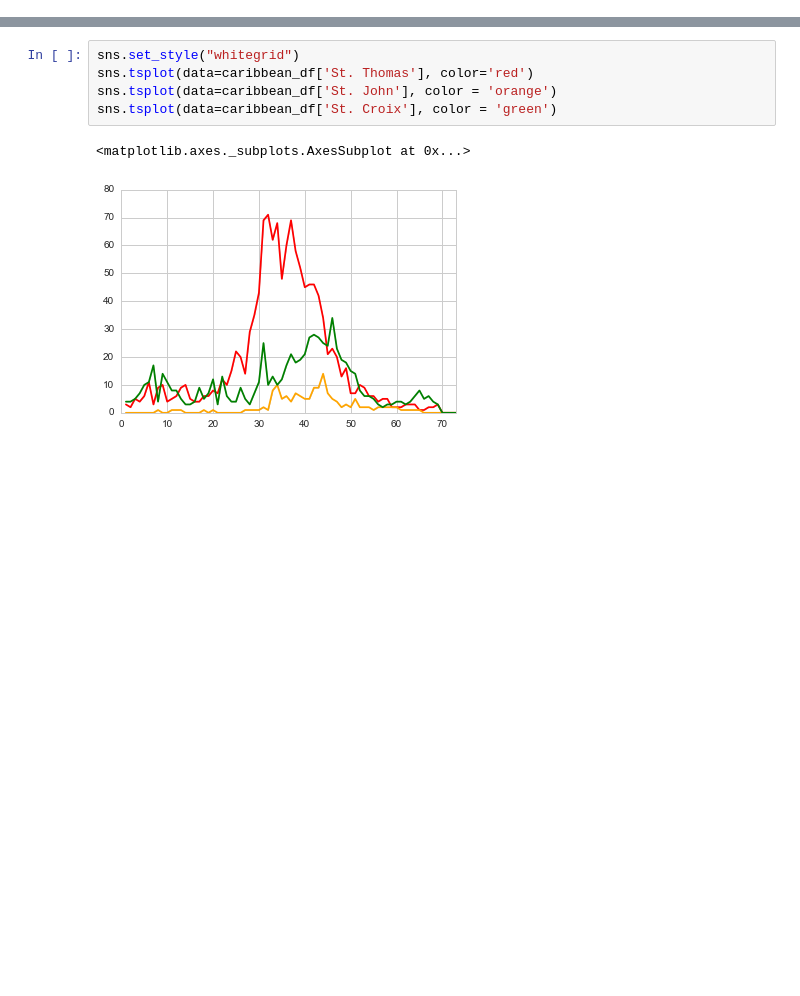
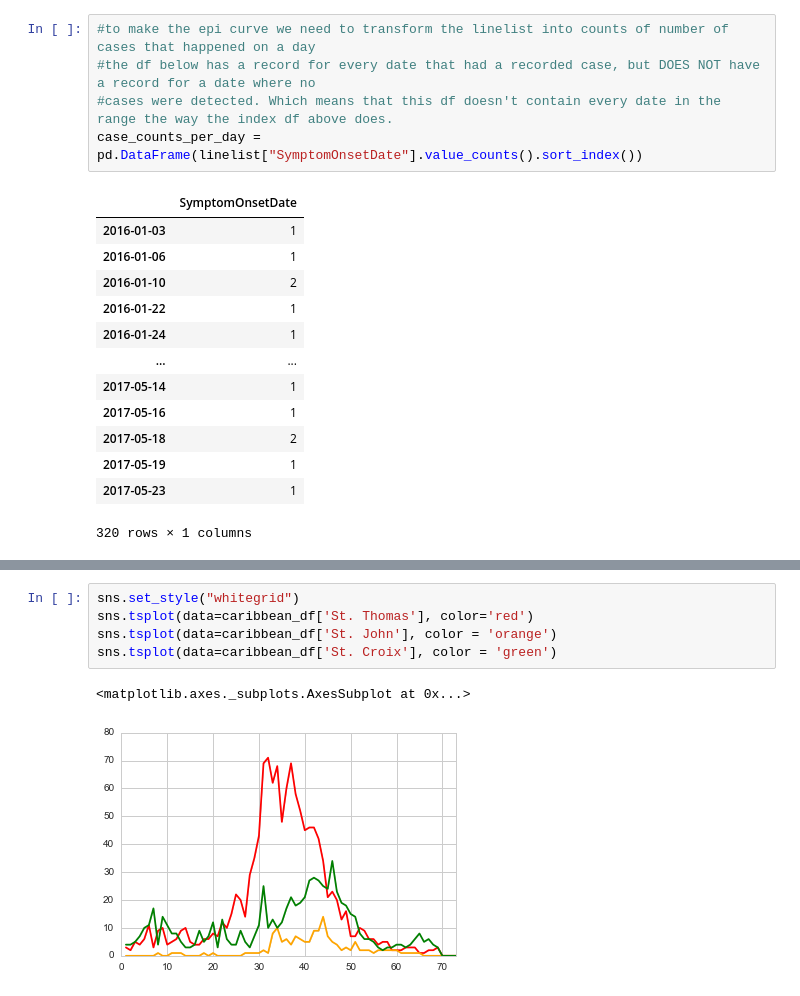
Before and after one commit to blab/zika-usvi, a Jupyter notebook: scripts/incidence-plotting.ipynb, the cells around one changed output, grey strips where cells are left out. Cells and saved outputs as stored; diff of their text form; blank space fills up the shorter version.

```diff
--- a/scripts/incidence-plotting.ipynb
+++ b/scripts/incidence-plotting.ipynb
@@ -42,0 +39,19 @@ plt.show()
+# %%
+#to make the epi curve we need to transform the linelist into counts of number of cases that happened on a day
+#the df below has a record for every date that had a recorded case, but DOES NOT have a record for a date where no
+#cases were detected. Which means that this df doesn't contain every date in the range the way the index df above does.
+case_counts_per_day = pd.DataFrame(linelist["SymptomOnsetDate"].value_counts().sort_index())
+# %% [output]
+|  | SymptomOnsetDate |
+| 2016-01-03 | 1 |
+| 2016-01-06 | 1 |
+| 2016-01-10 | 2 |
+| 2016-01-22 | 1 |
+| 2016-01-24 | 1 |
+| ... | ... |
+| 2017-05-14 | 1 |
+| 2017-05-16 | 1 |
+| 2017-05-18 | 2 |
+| 2017-05-19 | 1 |
+| 2017-05-23 | 1 |
+320 rows × 1 columns
```
Also changed, not shown: parts of 8 cells of this notebook.
